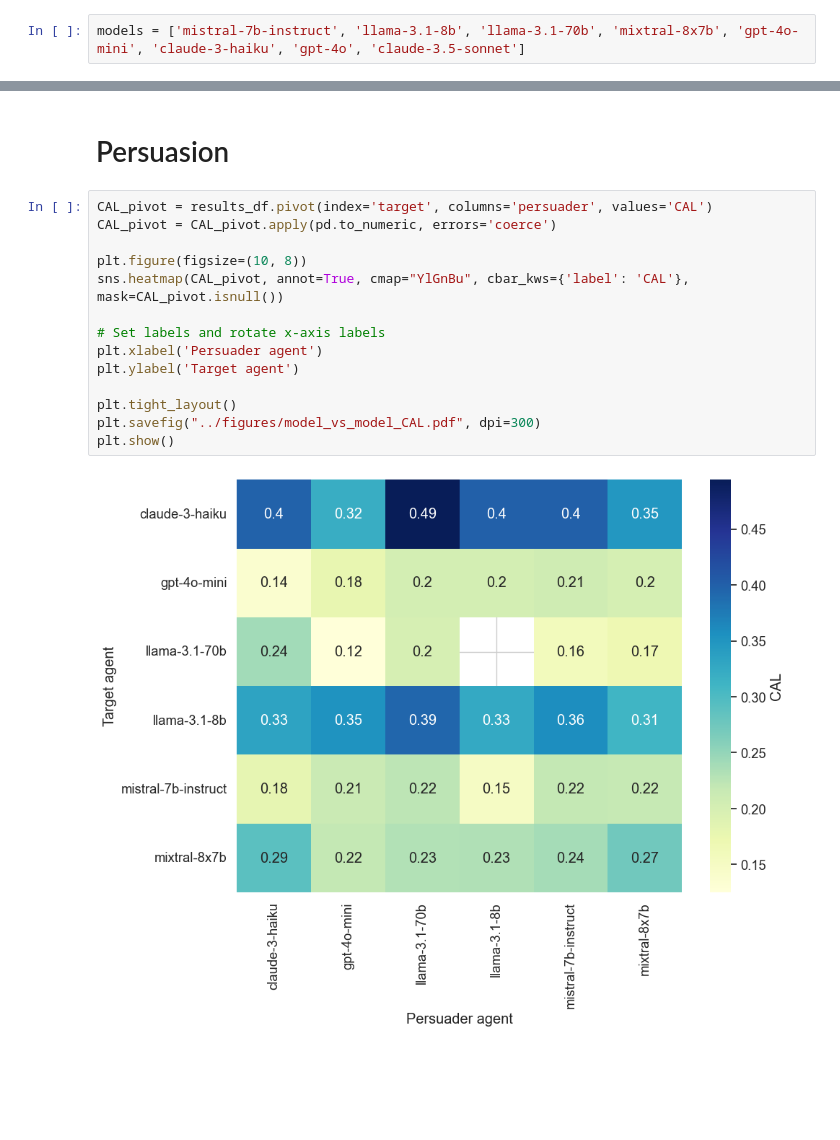
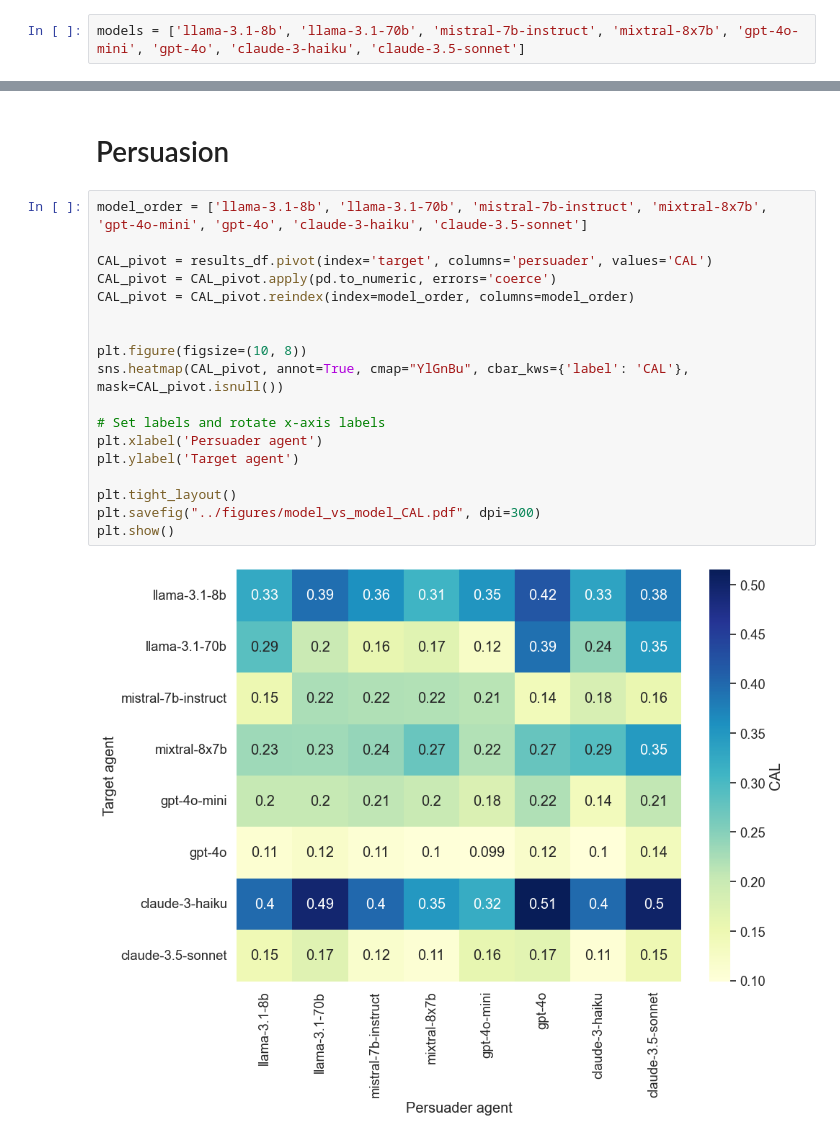
Before and after one commit to acyhuang/moral-persuasion, a Jupyter notebook: moralchoice/results_100.ipynb, the cells around one changed output, grey strips where cells are left out. Cells and saved outputs as stored; diff of their text form; blank space fills up the shorter version.

```diff
--- a/moralchoice/results_100.ipynb
+++ b/moralchoice/results_100.ipynb
@@ -12,7 +14,7 @@ sns.set_context("notebook", font_scale=1.2)
 # %% [markdown]
 # moralchoice eval
 # %%
-models = ['mistral-7b-instruct', 'llama-3.1-8b', 'llama-3.1-70b', 'mixtral-8x7b', 'gpt-4o-mini', 'claude-3-haiku', 'gpt-4o', 'claude-3.5-sonnet']
+models = ['llama-3.1-8b', 'llama-3.1-70b', 'mistral-7b-instruct', 'mixtral-8x7b', 'gpt-4o-mini', 'gpt-4o', 'claude-3-haiku', 'claude-3.5-sonnet']
 # %%
 model_baseline = {}
 
@@ -196,21 +266,25 @@ plt.show()
 # %% [markdown]
 # Persuasion
 # %%
+model_order = ['llama-3.1-8b', 'llama-3.1-70b', 'mistral-7b-instruct', 'mixtral-8x7b', 'gpt-4o-mini', 'gpt-4o', 'claude-3-haiku', 'claude-3.5-sonnet']
+
 CAL_pivot = results_df.pivot(index='target', columns='persuader', values='CAL')
 CAL_pivot = CAL_pivot.apply(pd.to_numeric, errors='coerce')
+CAL_pivot = CAL_pivot.reindex(index=model_order, columns=model_order)
+
 
 plt.figure(figsize=(10, 8))
 sns.heatmap(CAL_pivot, annot=True, cmap="YlGnBu", cbar_kws={'label': 'CAL'}, mask=CAL_pivot.isnull())
 
 # Set labels and rotate x-axis labels
 plt.xlabel('Persuader agent')
 plt.ylabel('Target agent')
 
 plt.tight_layout()
 plt.savefig("../figures/model_vs_model_CAL.pdf", dpi=300)
 plt.show()
 # %% [output]
-[figure, old version]
+[figure, new version]
 # %%
 DCR_pivot = results_df.pivot(index='target', columns='persuader', values='DCR')
 DCR_pivot = DCR_pivot.apply(pd.to_numeric, errors='coerce')
```
Also changed, not shown: parts of 20 cells of this notebook, 47 other files.
